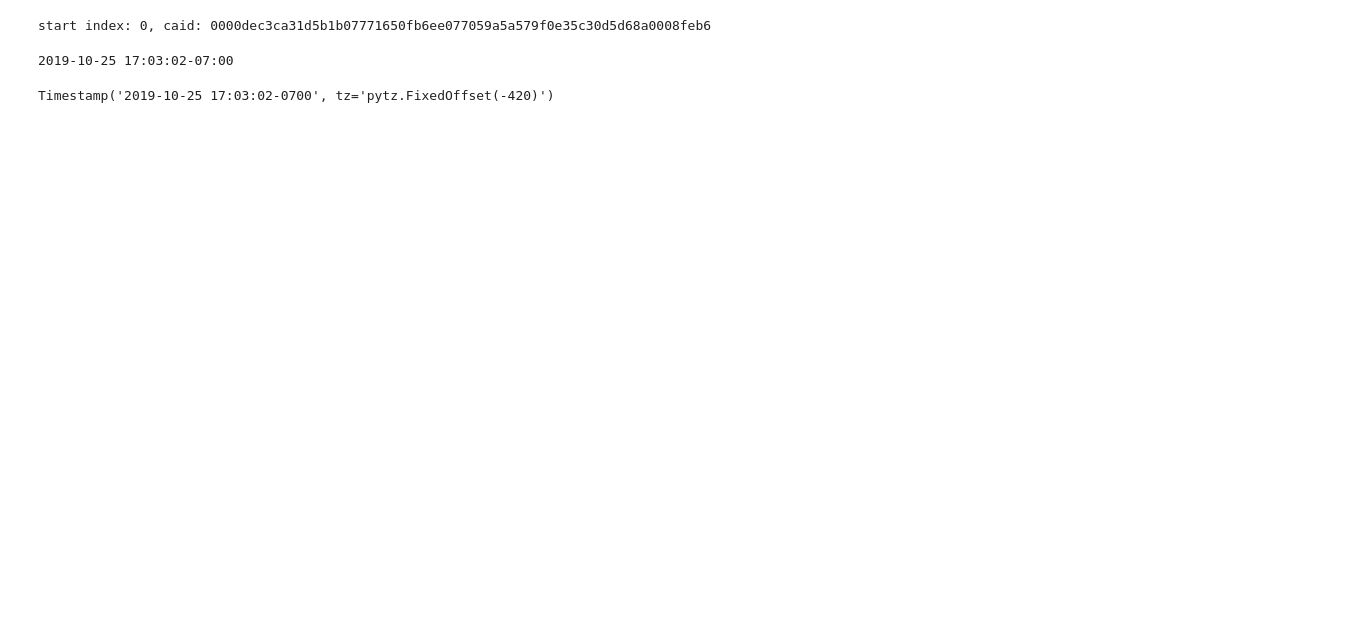
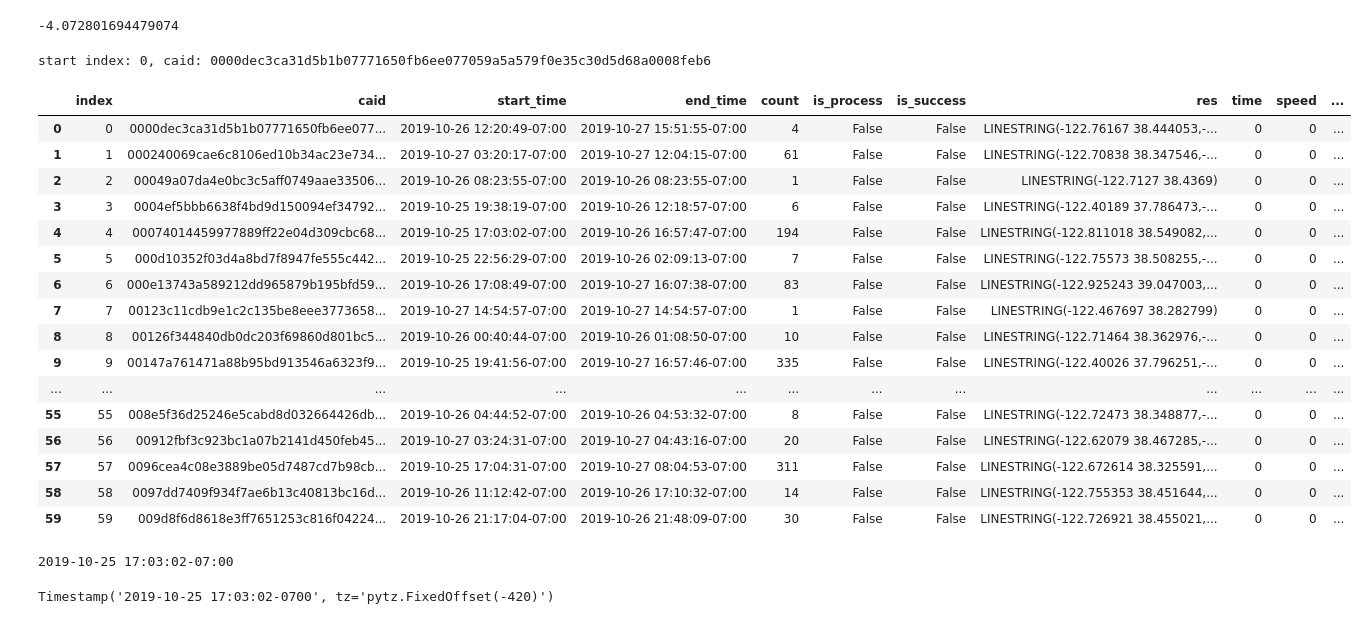
Before and after one commit to KalmanXiong/fmm-gps, a Jupyter notebook: generate_points.ipynb, the cells around one changed output. Saved outputs shown, nothing was run; the diff lists cells and outputs as text; code cells hidden in the pictures; blank space fills up the shorter version.

```diff
--- a/generate_points.ipynb
+++ b/generate_points.ipynb
@@ -26,18 +19,29 @@ Name: 0, dtype: object
+# %%
+t = (target_2631.loc[10002]['la_datetime'] - target_2631.loc[1]['la_datetime']) / pd.Timedelta('1 hour')
+loc1=(target_2631.loc[10002]['latitude'],target_2631.loc[10002]['longitude'])
+loc2=(target_2631.loc[1]['latitude'],target_2631.loc[1]['longitude'])
+x = hs.haversine(loc2,loc1,unit=hs.Unit.MILES)
+x / t
+# %% [output]
+-4.072801694479074
 # %%
 start_index = 0
 start_id = target_2631.loc[start_index]['caid']
 start_time = target_2631.loc[start_index]['la_datetime']
 end_time = target_2631.loc[start_index]['la_datetime']
-data = {'index': [-1], 'caid': [start_id], 'start_time' : [start_time], 'end_time' : [end_time], 'count' : [0], 'is_process' : [False], 'is_success' : [False], 'res' : ['LINESTRING()'] }
-df_new = pd.DataFrame(columns=['index', 'caid', 'start_time', 'end_time', 'count', 'is_process', 'is_success', 'res'])
+#data = {'index': [-1], 'caid': [start_id], 'start_time' : [start_time], 'end_time' : [end_time], 'count' : [0], 'is_process' : [False], 'is_success' : [False], 'res' : ['LINESTRING()'], 'time' : [0], 'speed' : [0], 'direction' : [0] }
+df_new = pd.DataFrame(columns=['index', 'caid', 'start_time', 'end_time', 'count', 'is_process', 'is_success', 'res', 'time', 'speed', 'direction'])
 # Create DataFrame
-df_new = pd.DataFrame(data)
+#df_new = pd.DataFrame(data)
 print("start index: %d, caid: %s" %(0, start_id))
-end = n
+end = 10000
 #end = 10000
 count = 0
 is_first = True
 res = 'LINESTRING('
+time_array = []
+speed_array = []
+direction_array = []
 for index in range(0, end):
     data_id = target_2631.loc[index]['caid']
     single_data = target_2631.loc[index]
@@ -46,13 +50,17 @@ for index in range(0, end):
     if data_id != start_id:
     # print("end index: %d, caid: %s" %(index - 1, target_2631.loc[index - 1]['caid']))
         res+=')'
-        df_new.loc[count] = {'index': count, 'caid': target_2631.loc[index - 1]['caid'], 'start_time' : start_time, 'end_time' : target_2631.loc[index - 1]['la_datetime'], 'count' : (index - start_index), 'is_process' : False, 'is_success' : False, 'res' : res }
+        df_new.loc[count] = {'index': count, 'caid': target_2631.loc[index - 1]['caid'], 'start_time' : start_time, 'end_time' : target_2631.loc[index - 1]['la_datetime'],
+                             'count' : (index - start_index), 'is_process' : False, 'is_success' : False, 'res' : res, 'time' : time_array, 'speed' : speed_array, 'direction': direction_array }
         is_first = True
         res = 'LINESTRING('
         count+=1
         start_index = index
         start_id = data_id
         start_time = target_2631.loc[index]['la_datetime']
+        time_array = []
+        speed_array = []
+        direction_array = []
     lat = float(single_data['latitude'])
     lon = float(single_data['longitude'])
     if is_first:
@@ -62,6 +70,26 @@ for index in range(0, end):
         res+= (',' + str(lon) + ' ' + str(lat))
 # %% [output]
 start index: 0, caid: 0000dec3ca31d5b1b07771650fb6ee077059a5a579f0e35c30d5d68a0008feb6
+# %%
+df_new
+# %% [output]
+|  | index | caid | start_time | end_time | count | is_process | is_success | res | time | speed | ... |
+| 0 | 0 | 0000dec3ca31d5b1b07771650fb6ee077... | 2019-10-26 12:20:49-07:00 | 2019-10-27 15:51:55-07:00 | 4 | False | False | LINESTRING(-122.76167 38.444053,-... | 0 | 0 | ... |
+| 1 | 1 | 000240069cae6c8106ed10b34ac23e734... | 2019-10-27 03:20:17-07:00 | 2019-10-27 12:04:15-07:00 | 61 | False | False | LINESTRING(-122.70838 38.347546,-... | 0 | 0 | ... |
+| 2 | 2 | 00049a07da4e0bc3c5aff0749aae33506... | 2019-10-26 08:23:55-07:00 | 2019-10-26 08:23:55-07:00 | 1 | False | False | LINESTRING(-122.7127 38.4369) | 0 | 0 | ... |
+| 3 | 3 | 0004ef5bbb6638f4bd9d150094ef34792... | 2019-10-25 19:38:19-07:00 | 2019-10-26 12:18:57-07:00 | 6 | False | False | LINESTRING(-122.40189 37.786473,-... | 0 | 0 | ... |
+| 4 | 4 | 00074014459977889ff22e04d309cbc68... | 2019-10-25 17:03:02-07:00 | 2019-10-26 16:57:47-07:00 | 194 | False | False | LINESTRING(-122.811018 38.549082,... | 0 | 0 | ... |
+| 5 | 5 | 000d10352f03d4a8bd7f8947fe555c442... | 2019-10-25 22:56:29-07:00 | 2019-10-26 02:09:13-07:00 | 7 | False | False | LINESTRING(-122.75573 38.508255,-... | 0 | 0 | ... |
+| 6 | 6 | 000e13743a589212dd965879b195bfd59... | 2019-10-26 17:08:49-07:00 | 2019-10-27 16:07:38-07:00 | 83 | False | False | LINESTRING(-122.925243 39.047003,... | 0 | 0 | ... |
+| 7 | 7 | 00123c11cdb9e1c2c135be8eee3773658... | 2019-10-27 14:54:57-07:00 | 2019-10-27 14:54:57-07:00 | 1 | False | False | LINESTRING(-122.467697 38.282799) | 0 | 0 | ... |
+| 8 | 8 | 00126f344840db0dc203f69860d801bc5... | 2019-10-26 00:40:44-07:00 | 2019-10-26 01:08:50-07:00 | 10 | False | False | LINESTRING(-122.71464 38.362976,-... | 0 | 0 | ... |
+| 9 | 9 | 00147a761471a88b95bd913546a6323f9... | 2019-10-25 19:41:56-07:00 | 2019-10-27 16:57:46-07:00 | 335 | False | False | LINESTRING(-122.40026 37.796251,-... | 0 | 0 | ... |
+| ... | ... | ... | ... | ... | ... | ... | ... | ... | ... | ... | ... |
+| 55 | 55 | 008e5f36d25246e5cabd8d032664426db... | 2019-10-26 04:44:52-07:00 | 2019-10-26 04:53:32-07:00 | 8 | False | False | LINESTRING(-122.72473 38.348877,-... | 0 | 0 | ... |
+| 56 | 56 | 00912fbf3c923bc1a07b2141d450feb45... | 2019-10-27 03:24:31-07:00 | 2019-10-27 04:43:16-07:00 | 20 | False | False | LINESTRING(-122.62079 38.467285,-... | 0 | 0 | ... |
+| 57 | 57 | 0096cea4c08e3889be05d7487cd7b98cb... | 2019-10-25 17:04:31-07:00 | 2019-10-27 08:04:53-07:00 | 311 | False | False | LINESTRING(-122.672614 38.325591,... | 0 | 0 | ... |
+| 58 | 58 | 0097dd7409f934f7ae6b13c40813bc16d... | 2019-10-26 11:12:42-07:00 | 2019-10-26 17:10:32-07:00 | 14 | False | False | LINESTRING(-122.755353 38.451644,... | 0 | 0 | ... |
+| 59 | 59 | 009d8f6d8618e3ff7651253c816f04224... | 2019-10-26 21:17:04-07:00 | 2019-10-26 21:48:09-07:00 | 30 | False | False | LINESTRING(-122.726921 38.455021,... | 0 | 0 | ... |
 # %%
 df_new.to_csv('data/GPS.nosync/Sonoma-2631-new-points/out2.csv')
 # %%
```
Also changed, not shown: parts of 5 cells of this notebook, 2 other files.
